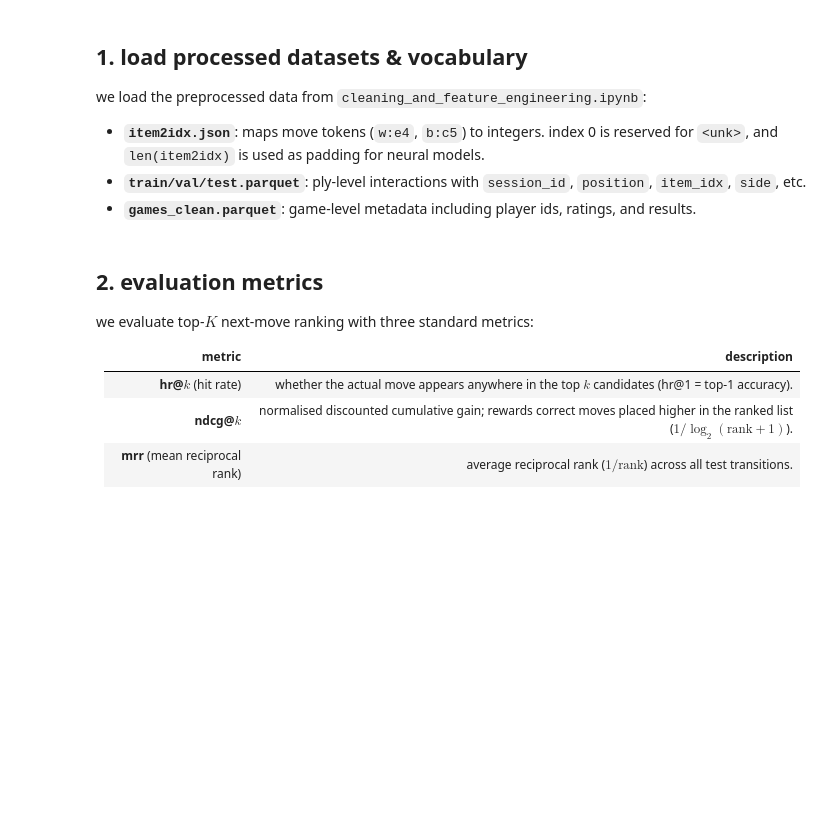
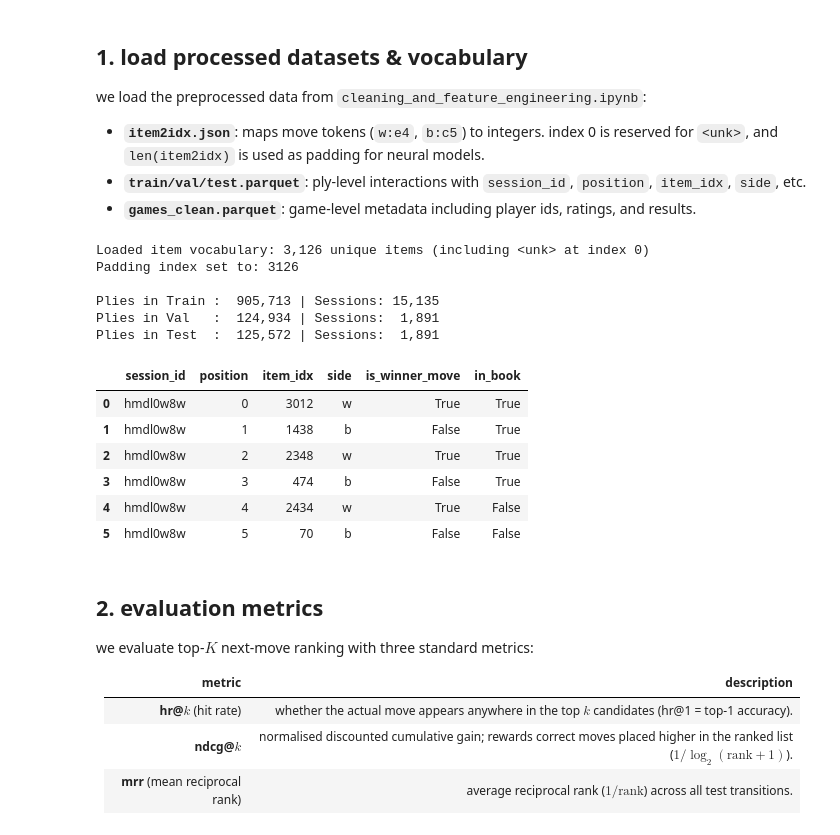
Before and after one commit to weih04/Recommendation-System, a Jupyter notebook: Chess-Dataset/models_benchmarking.ipynb, the cells around one changed output. Saved outputs shown, nothing was run; the diff lists cells and outputs as text; code cells hidden in the pictures; blank space fills up the shorter version.

```diff
--- a/Chess-Dataset/models_benchmarking.ipynb
+++ b/Chess-Dataset/models_benchmarking.ipynb
@@ -72,27 +81,53 @@ we load the preprocessed data from `cleaning_and_feature_engineering.ipynb`:
 # %%
 DATA_DIR = Path("data/processed")
 
 with open(DATA_DIR / "item2idx.json") as f:
     item2idx = json.load(f)
 
 idx2item = {idx: token for token, idx in item2idx.items()}
 VOCAB_SIZE = len(item2idx)
 PAD_IDX = VOCAB_SIZE  # reserved for sequence padding
 TOTAL_VOCAB = VOCAB_SIZE + 1
 
 print(f"Loaded item vocabulary: {VOCAB_SIZE:,} unique items (including <unk> at index 0)")
 print(f"Padding index set to: {PAD_IDX}")
 
 train_df = pd.read_parquet(DATA_DIR / "train.parquet")
 val_df = pd.read_parquet(DATA_DIR / "val.parquet")
 test_df = pd.read_parquet(DATA_DIR / "test.parquet")
 games_df = pd.read_parquet(DATA_DIR / "games_clean.parquet")
 
 print(f"\nPlies in Train : {len(train_df):>8,} | Sessions: {train_df['session_id'].nunique():>6,}")
 print(f"Plies in Val   : {len(val_df):>8,} | Sessions: {val_df['session_id'].nunique():>6,}")
 print(f"Plies in Test  : {len(test_df):>8,} | Sessions: {test_df['session_id'].nunique():>6,}")
 
+# Pre-extract session sequences across splits for unified benchmarking
+train_seqs = train_df.groupby("session_id")["item_idx"].apply(list).to_dict()
+val_seqs = val_df.groupby("session_id")["item_idx"].apply(list).to_dict()
+test_seqs = test_df.groupby("session_id")["item_idx"].apply(list).to_dict()
+trainval_seqs = {**train_seqs, **val_seqs}
+
+# Shared LoaderFactory caching datasets and loaders by (max_len, batch_size)
+loader_factory = LoaderFactory(
+    {"train": train_seqs, "val": val_seqs, "test": test_seqs, "trainval": trainval_seqs},
+    pad_idx=PAD_IDX
+)
+
 train_df.head(6)
+# %% [output]
+Loaded item vocabulary: 3,126 unique items (including <unk> at index 0)
+Padding index set to: 3126
+
+Plies in Train :  905,713 | Sessions: 15,135
+Plies in Val   :  124,934 | Sessions:  1,891
+Plies in Test  :  125,572 | Sessions:  1,891
+|  | session_id | position | item_idx | side | is_winner_move | in_book |
+| 0 | hmdl0w8w | 0 | 3012 | w | True | True |
+| 1 | hmdl0w8w | 1 | 1438 | b | False | True |
+| 2 | hmdl0w8w | 2 | 2348 | w | True | True |
+| 3 | hmdl0w8w | 3 | 474 | b | False | True |
+| 4 | hmdl0w8w | 4 | 2434 | w | True | False |
+| 5 | hmdl0w8w | 5 | 70 | b | False | False |
 # %% [markdown]
 ## 2. evaluation metrics
 
```
Also changed, not shown: parts of 30 cells of this notebook.
